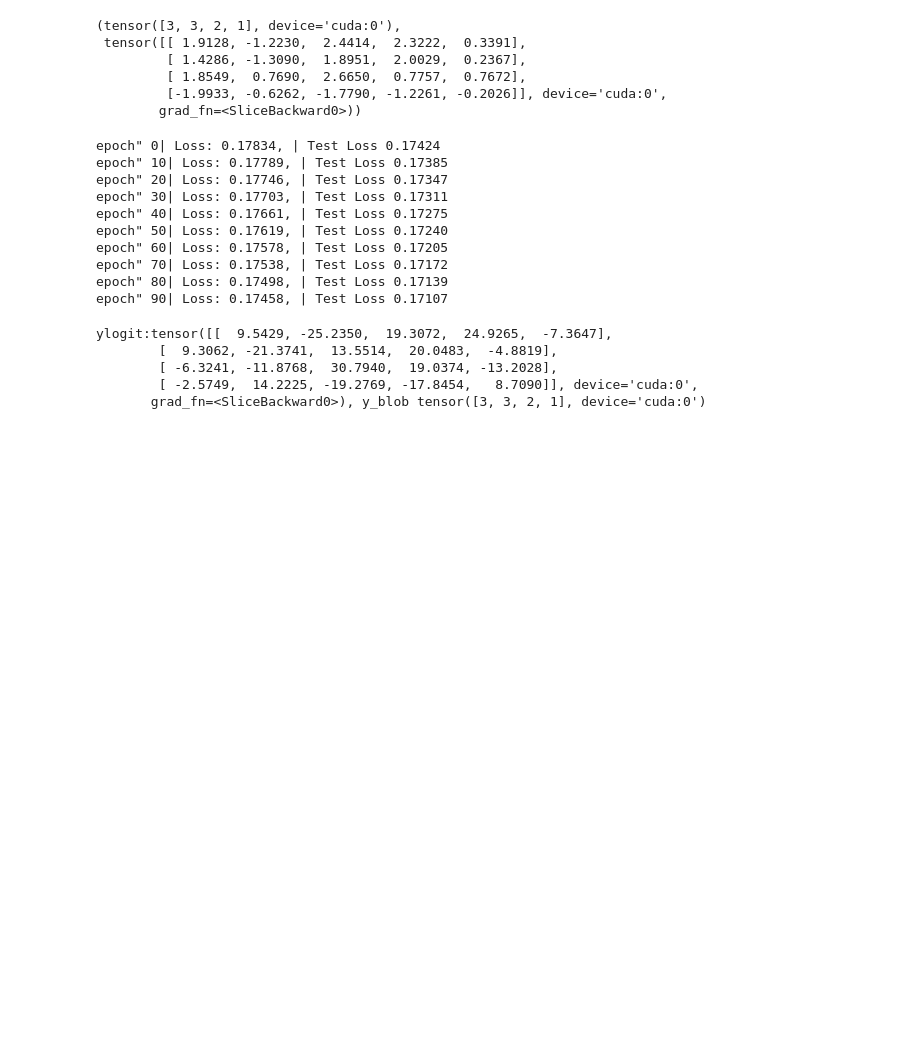
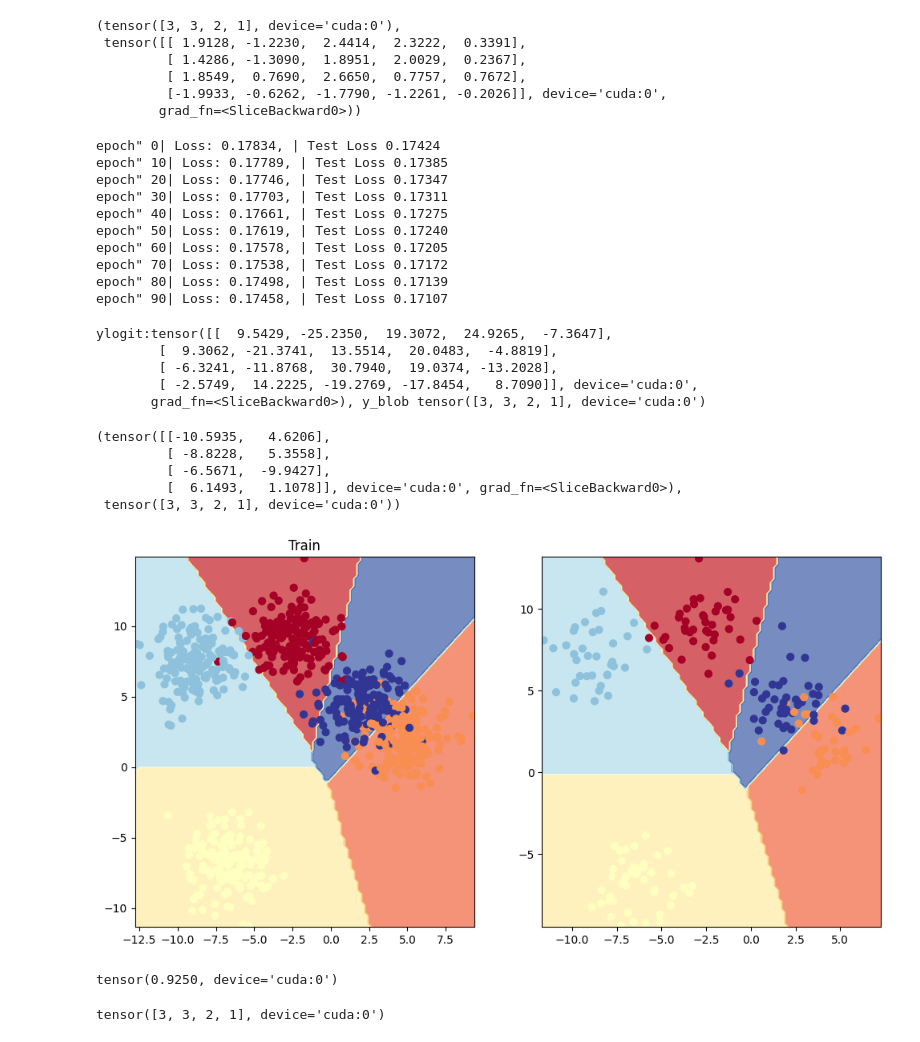
Before and after one commit to HassanAlam55/PyTorch_Deep_Learning_Bootcamp, a Jupyter notebook: 02_Classification_Practice.ipynb, the cells around one changed output. Drawn from its saved outputs; the diff is of its cells as text; code cells hidden in the pictures; blank space fills up the shorter version.

Commit message:
Classification training done

```diff
--- a/02_Classification_Practice.ipynb
+++ b/02_Classification_Practice.ipynb
@@ -12,3 +14,13 @@ from torch import nn
+# %%
+# visualize erros
+if Path("helper_function.py").is_file():
+    print ('helper function exists')
+else:
+    request = requests.get("https://raw.githubusercontent.com/mrdbourke/pytorch-deep-learning/main/helper_functions.py")
+    with open("helper_functions.py", "wb") as f:
+        f.write(request.content)
+
+from helper_functions import plot_predictions, plot_decision_boundary
 # %%
 # Make 1000 samples
 n_samples = 1000
@@ -689,0 +706,33 @@ ylogit:tensor([[  9.5429, -25.2350,  19.3072,  24.9265,  -7.3647],
+# %%
+X_blob_train[:4], y_blob_train[:4]
+# %% [output]
+(tensor([[-10.5935,   4.6206],
+         [ -8.8228,   5.3558],
+         [ -6.5671,  -9.9427],
+         [  6.1493,   1.1078]], device='cuda:0', grad_fn=<SliceBackward0>),
+ tensor([3, 3, 2, 1], device='cuda:0'))
+# %%
+plt.figure (figsize=(12, 6))
+plt.subplot(1,2,1)
+plt.title ('Train')
+plot_decision_boundary(model_4, X_blob_train.detach(), y_blob_train)
+plt.subplot(1,2,2)
+plot_decision_boundary(model_4, X_blob_test.detach(), y_blob_test)
+# %% [output]
+[figure, added]
+# %%
+# Turn predicted logits in prediction probabilities
+X_blob_test.to(device)
+model_4.to(device)
+y_pred_probs = torch.softmax(model_4(X_blob_test), dim = 1)
+
+# Turn prediction probabilities into prediction labels
+y_preds = y_pred_probs.argmax(dim=1)
+torchmet_acc = Accuracy(task='multiclass', num_classes=5).to(device)
+torchmet_acc(y_preds, y_blob_test)
+# %% [output]
+tensor(0.9250, device='cuda:0')
+# %%
+y_test_logit[:4]
+# %% [output]
+tensor([3, 3, 2, 1], device='cuda:0')
```
Also changed, not shown: parts of 2 cells of this notebook.
